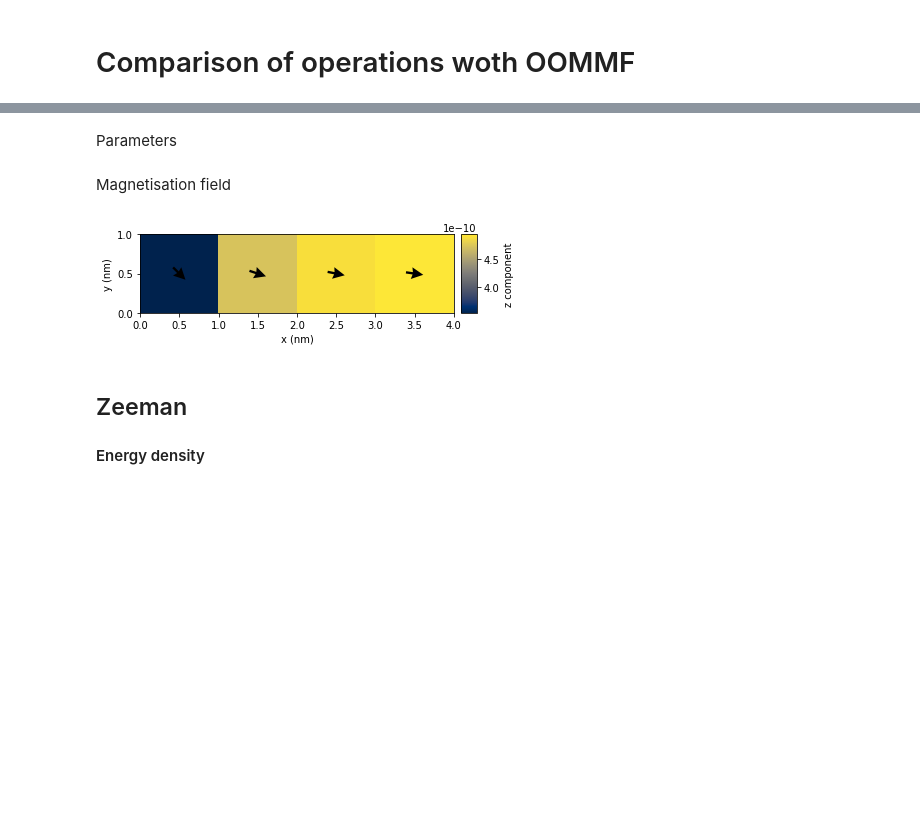
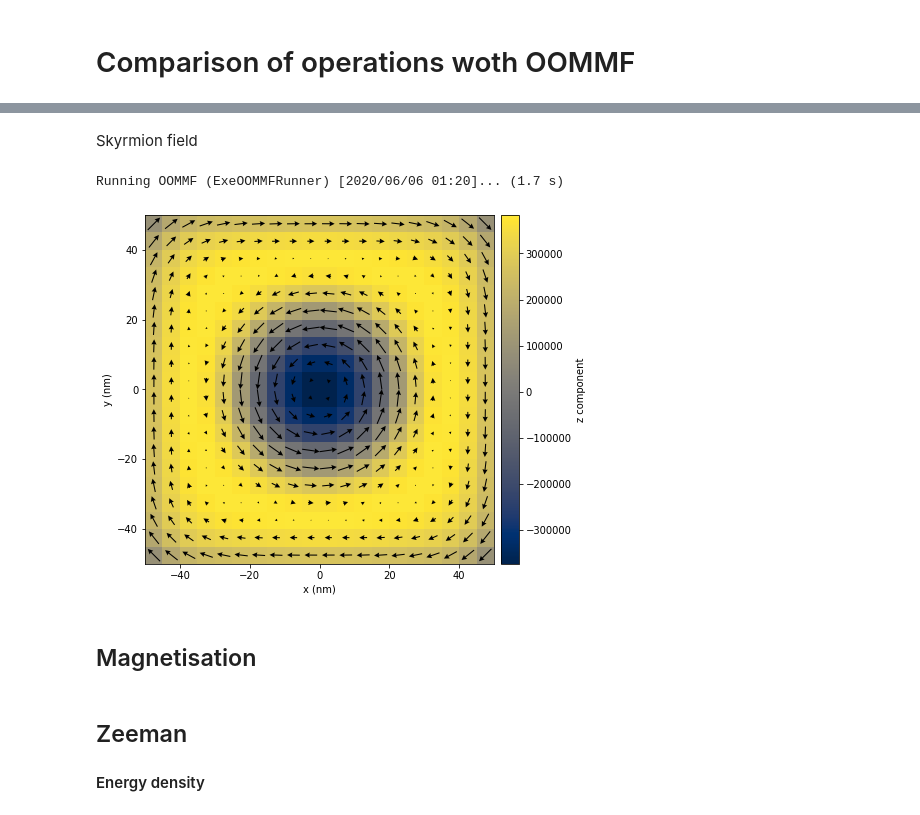
Before and after one commit to ubermag/discretisedfield, a Jupyter notebook: dev/operation-comparisons.ipynb, the cells around one changed output, grey strips where cells are left out. Cells and saved outputs as stored; diff of their text form; code cells hidden in the pictures; blank space fills up the shorter version.

```diff
--- a/dev/operation-comparisons.ipynb
+++ b/dev/operation-comparisons.ipynb
@@ -17,2 +7,0 @@ mesh = df.Mesh(region=region, cell=cell, bc='neumann')
-# %% [markdown]
-Parameters
@@ -27,14 +8,2 @@ mu0 = 4 * np.pi * 1e-7
 # %% [markdown]
-Magnetisation field
+Skyrmion field
-# %%
-def m_value(point):
-    x, y, z = point
-    c = 1e9
-    return (c*x, -c*y, c*z*x)
-
-M = df.Field(mesh, dim=3, value=m_value, norm=Ms)
-m = M.orientation
-
-m.plane('z').mpl()
-# %% [output]
-[figure, removed]
@@ -45,0 +10,39 @@ system.m = M
+# %%
+# Geometry
+L = 100e-9
+thickness = 5e-9
+cell = 3*(5e-9,)
+
+p1 = (-L/2, -L/2, 0)
+p2 = (L/2, L/2, thickness)
+region = df.Region(p1=p1, p2=p2)
+mesh = df.Mesh(region=region, cell=cell, bc='neumann')
+
+# Energy equation
+Ms = 3.84e5
+A = 8.78e-12
+D = 1.58e-3
+K = 1e4
+u = (0, 0, 1)
+H = (0, 0, 1e5)
+system = mm.System(name='skyrmion')
+system.energy = mm.Exchange(A=A) + mm.DMI(D=D, crystalclass='T') + mm.Zeeman(H=H) + mm.UniaxialAnisotropy(K=K, u=u)
+
+def m_initial(point):
+    x, y, z = point
+    if x**2 + y**2 < (L/4)**2:
+        return (0, 0, -1)
+    else:
+        return (0, 0, 1)
+
+system.m = df.Field(mesh, dim=3, value=m_initial, norm=Ms)
+
+md = oc.MinDriver()
+md.drive(system)
+
+system.m.plane('z').mpl(figsize=(7, 7))
+# %% [output]
+Running OOMMF (ExeOOMMFRunner) [2020/06/06 01:20]... (1.7 s)
+[figure, added]
+# %% [markdown]
+## Magnetisation
```
Also changed, not shown: parts of 10 cells of this notebook.
